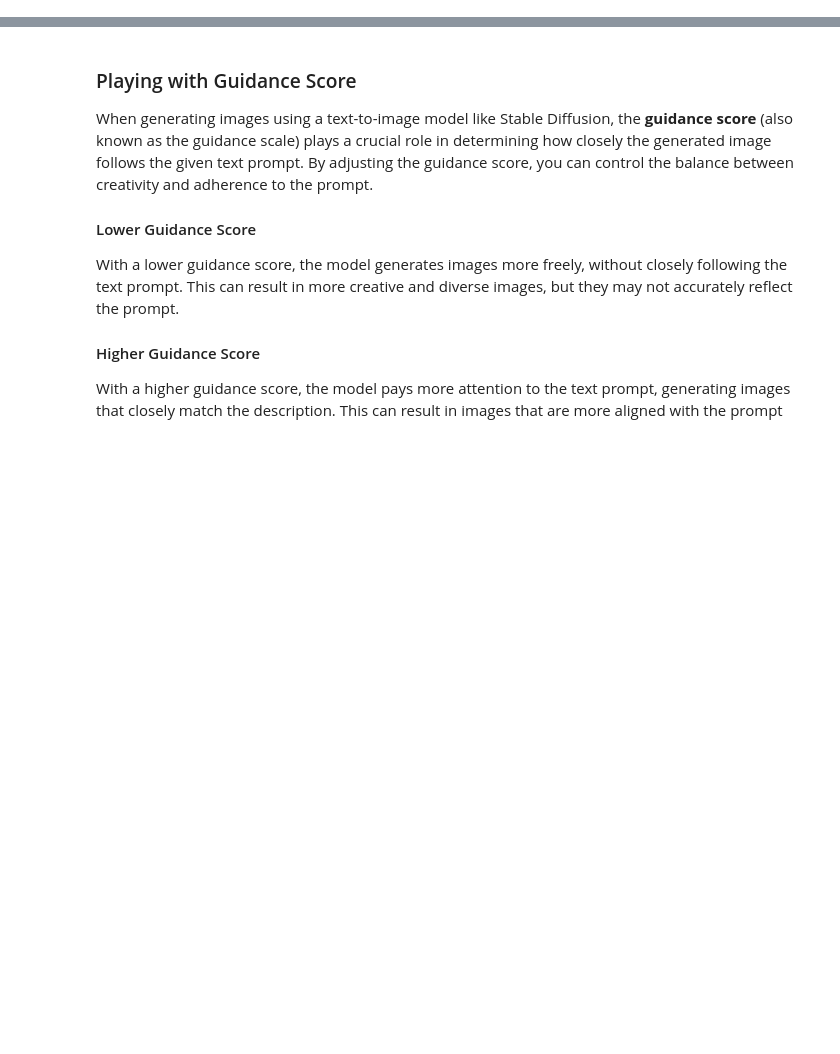
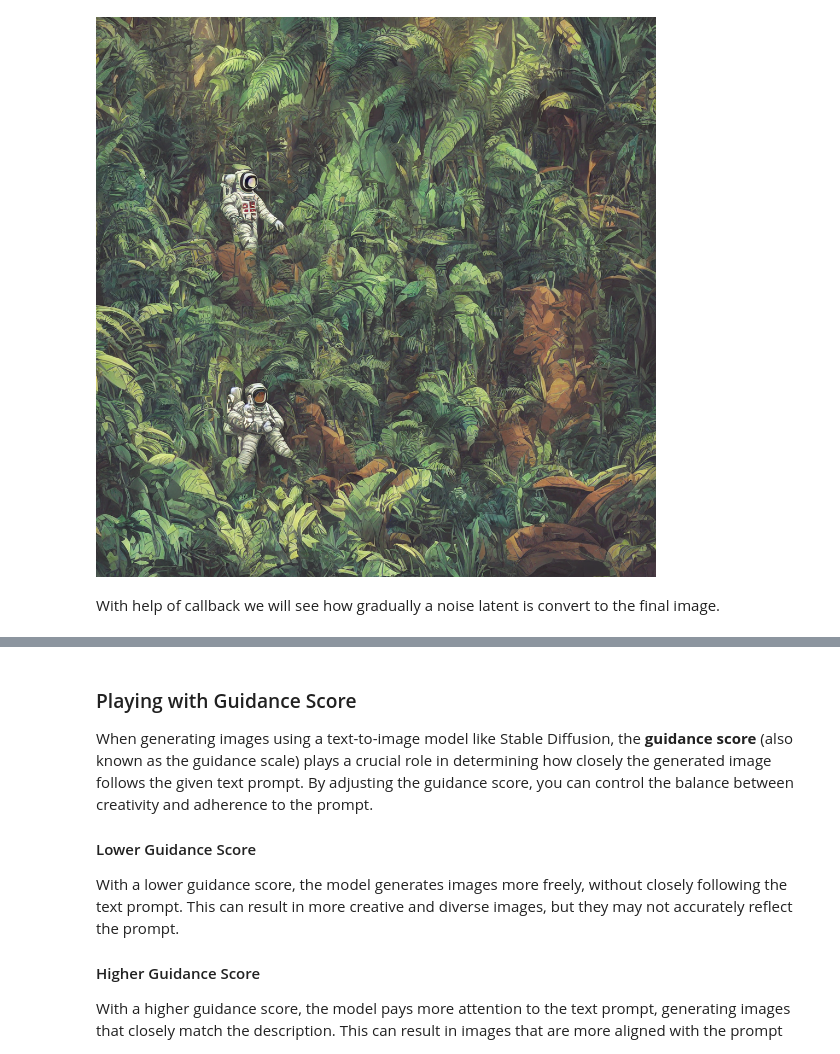
Before and after one commit to Badar-e-Alam/Computer_Vision_Zero2Hero, a Jupyter notebook: Gen_AI/Diffusers/inference.ipynb, the cells around one changed output, grey strips where cells are left out. Drawn from its saved outputs; the diff is of its cells as text; code cells hidden in the pictures; blank space fills up the shorter version.

```diff
--- a/Gen_AI/Diffusers/inference.ipynb
+++ b/Gen_AI/Diffusers/inference.ipynb
@@ -46,10 +73,16 @@ Loading the pretrained model, using the dtype to torch.float16 for efficient com
 # %%
+"""
+    Tip for limited GPU memory: Load the model with torch.float16 dtype for mixed precision and enable attention slicing.
+"""
+torch.cuda.empty_cache()
 model_path="runwayml/stable-diffusion-v1-5"
 cache_dir="model_cache"
-torch.manual_seed(1024)
+device=torch.device("cuda" if torch.cuda.is_available() else "cpu")
 try:
-    pipe = StableDiffusionPipeline.from_pretrained(model_path, cache_dir=cache_dir,dtype=torch.float16)
-    pipe=pipe.to("cuda")
+    pipe = StableDiffusionPipeline.from_pretrained(model_path, cache_dir=cache_dir,torch_dtype =torch.float16)
+    pipe=pipe.to(device)
     print("Model loaded successfully")
 except Exception as e:
     print(f"Error loading the model :{e}")
+
+pipe.enable_attention_slicing()  #        attention slicing for limited GPU memory
@@ -55,0 +110,14 @@ except Exception as e:
+# %%
+"""
+num_inference_steps : int = 50
+    How many steps to run the diffusion for before returning the final image.
+    Note: Diffusion needs some number of steps to gradually create the image from the noise.
+    We see this in coming examples.
+"""
+torch.manual_seed(42) # For reproducibility
+image=pipe(prompt="Astronaut in a jungle, cold color palette, muted colors, detailed, 8k",height=1024,width=1024,num_inference_steps=50)[0]
+image[0]
+# %% [output]
+[figure, added]
+# %% [markdown]
+With help of callback we will see how gradually a noise latent is convert to the final image.
```
Also changed, not shown: parts of 20 cells of this notebook, 3 other files.
